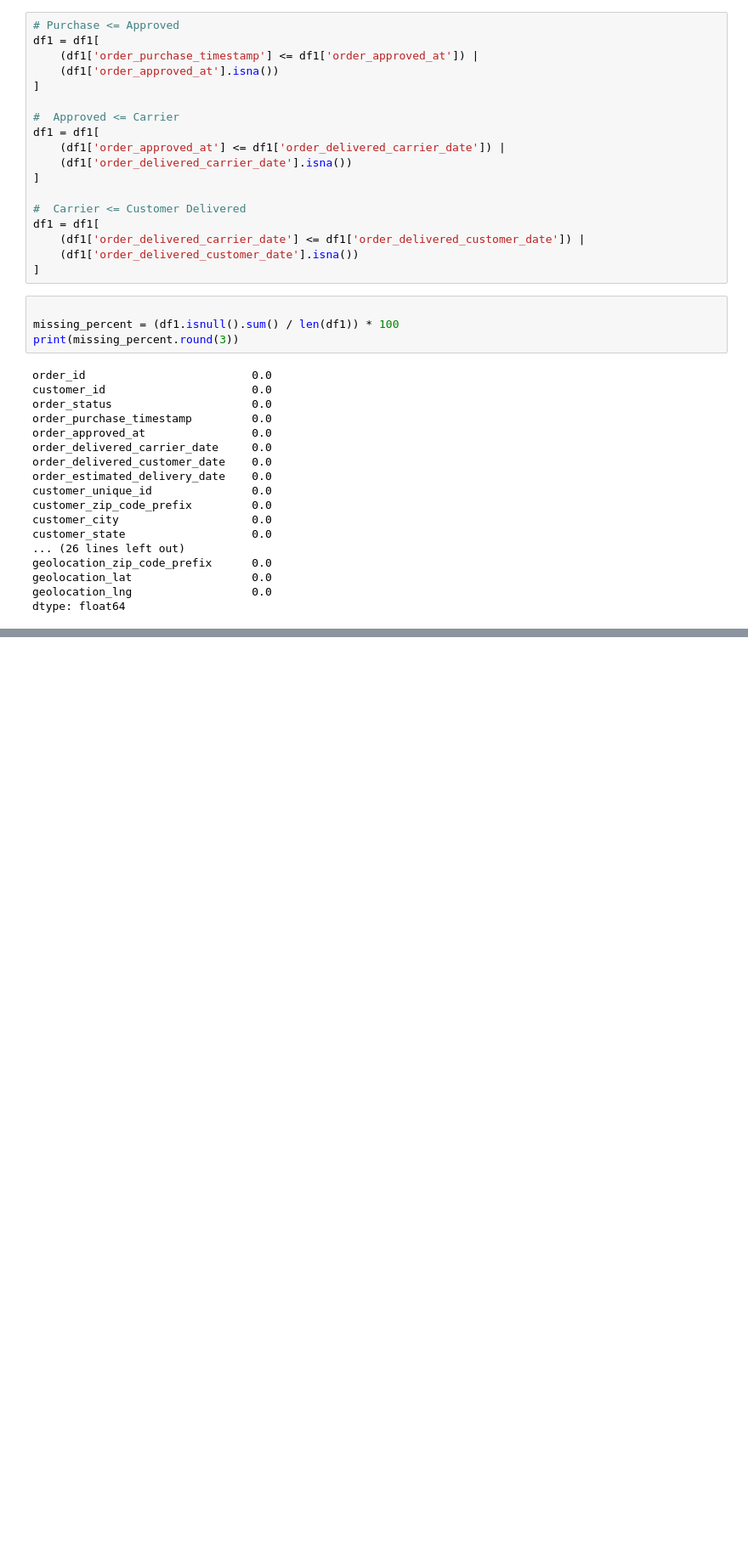
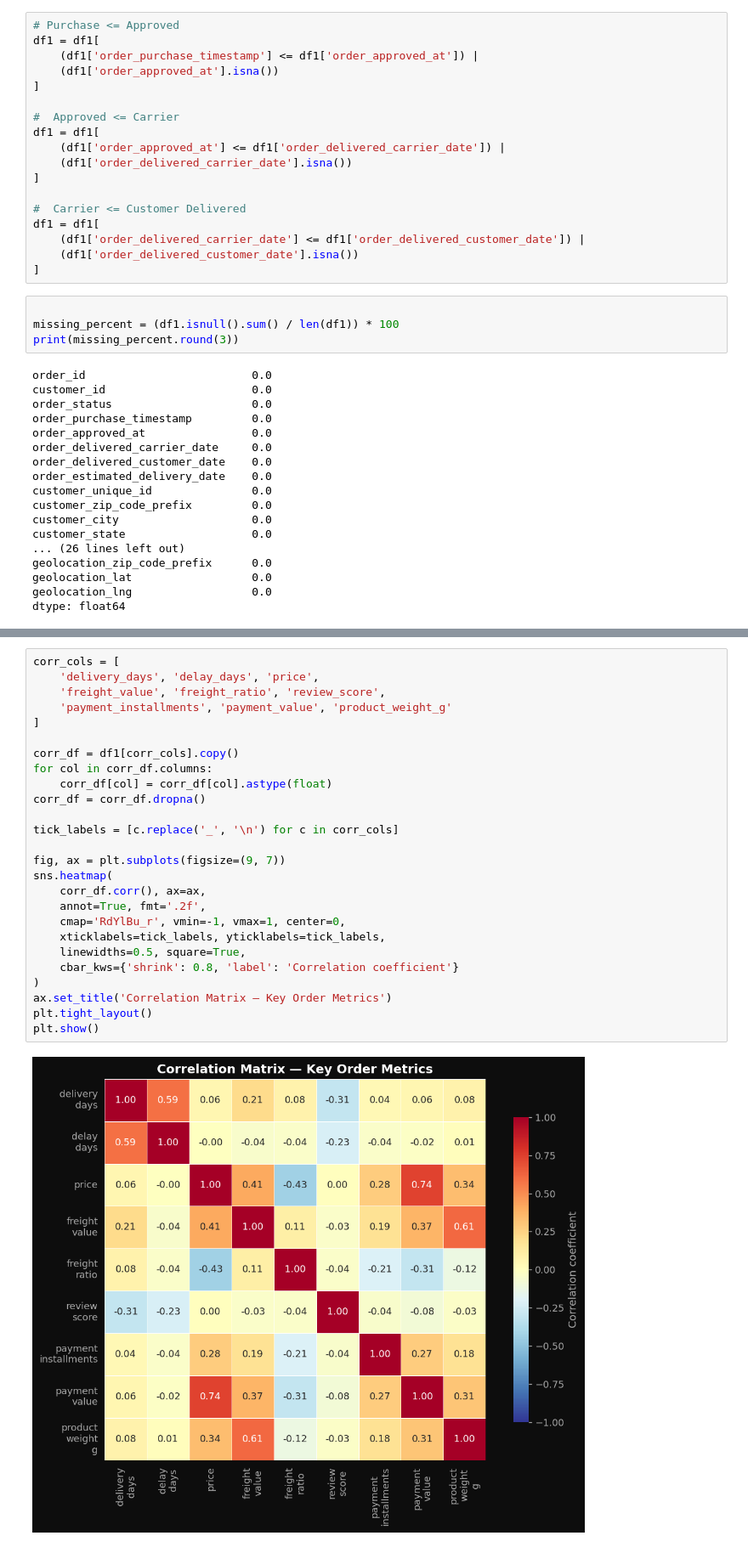
Before and after one commit to sandip1203/Brazilian-E-commerce-Dashboard, a Jupyter notebook: notebook/data cleaning.ipynb, the cells around one changed output, grey strips where cells are left out. Shown at 85% size. Saved outputs shown, nothing was run; the diff lists cells and outputs as text; blank space fills up the shorter version.

```diff
--- a/notebook/data cleaning.ipynb
+++ b/notebook/data cleaning.ipynb
@@ -398,0 +718,28 @@ dtype: float64
+# %%
+corr_cols = [
+    'delivery_days', 'delay_days', 'price',
+    'freight_value', 'freight_ratio', 'review_score',
+    'payment_installments', 'payment_value', 'product_weight_g'
+]
+
+corr_df = df1[corr_cols].copy()
+for col in corr_df.columns:
+    corr_df[col] = corr_df[col].astype(float)
+corr_df = corr_df.dropna()
+
+tick_labels = [c.replace('_', '\n') for c in corr_cols]
+
+fig, ax = plt.subplots(figsize=(9, 7))
+sns.heatmap(
+    corr_df.corr(), ax=ax,
+    annot=True, fmt='.2f',
+    cmap='RdYlBu_r', vmin=-1, vmax=1, center=0,
+    xticklabels=tick_labels, yticklabels=tick_labels,
+    linewidths=0.5, square=True,
+    cbar_kws={'shrink': 0.8, 'label': 'Correlation coefficient'}
+)
+ax.set_title('Correlation Matrix — Key Order Metrics')
+plt.tight_layout()
+plt.show()
+# %% [output]
+[figure, added]
```
Also changed, not shown: parts of 18 cells of this notebook.
